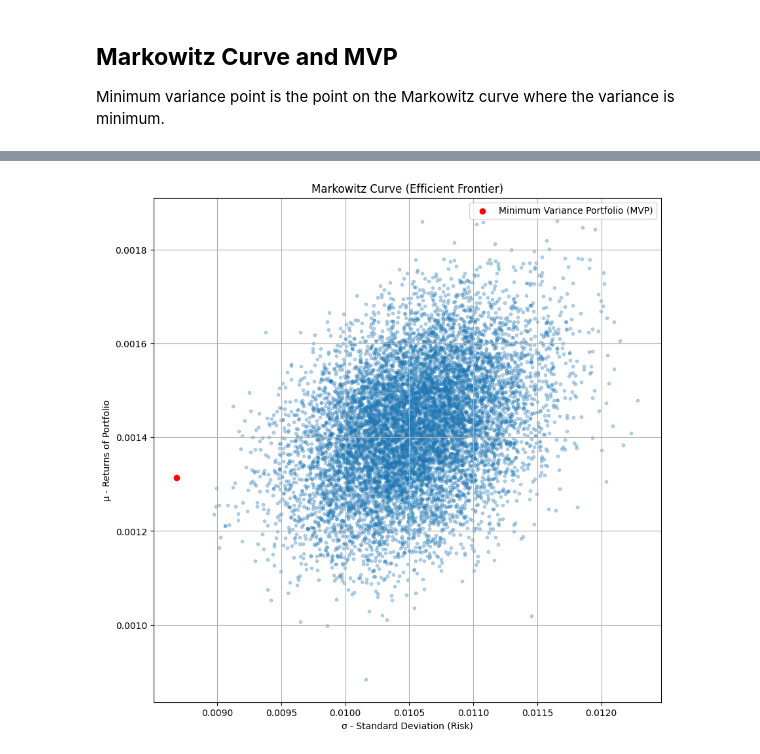
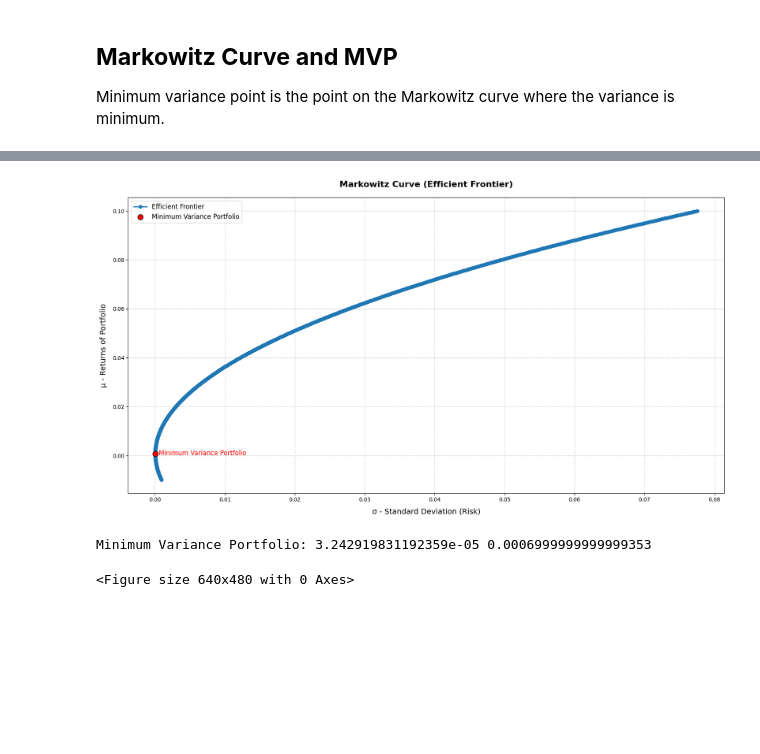
Before and after one commit to ayush4ise/Optimization-Methods-In-Finance, a Jupyter notebook: markowitz_models.ipynb, the cells around one changed output, grey strips where cells are left out. Saved outputs shown, nothing was run; the diff lists cells and outputs as text; code cells hidden in the pictures; blank space fills up the shorter version.

Commit message:
markowitz curve fixed

```diff
--- a/markowitz_models.ipynb
+++ b/markowitz_models.ipynb
@@ -289,18 +251,0 @@ portfolios.head() # Dataframe of the 10000 portfolios created
-# %%
-# Plot the Markowitz Curve (Efficient Frontier)
-import matplotlib.pyplot as plt
-
-portfolios.plot.scatter(x='SD Risk', y='Returns', marker='o', s=10, alpha=0.3, grid=True, figsize=[10,10])
-min_vol_port = portfolios.iloc[portfolios['SD Risk'].idxmin()]
-# idxmin() gives us the minimum value in the column specified.
-# plt.scatter(min_vol_port[1], min_vol_port[0], color='r', marker='o', s=50)
-
-plt.scatter(min_vol_port[1], min_vol_port[0], color='red', label='Minimum Variance Portfolio (MVP)', zorder=5)
-# plt.text(min_vol_port[1], min_vol_port[0], f'  MVP\n  (Risk: {min_vol_port[1]:.2f}, Return: {min_vol_port[0]:.2f})', color='red')
-plt.title('Markowitz Curve (Efficient Frontier)')
-plt.xlabel('σ - Standard Deviation (Risk)')
-plt.ylabel('μ - Returns of Portfolio')
-plt.legend()
-plt.savefig('markowitz_curve.png')
-# %% [output]
-[figure, removed]
@@ -306,0 +279,33 @@ plt.savefig('markowitz_curve.png')
+# %%
+# Plot the Markowitz Curve (Efficient Frontier)
+import matplotlib.pyplot as plt
+
+# Plot risks and returns
+plt.figure(figsize=(20, 10))
+plt.plot(risks, returns, marker='o', linestyle='-', color='#1f77b4', linewidth=2, markersize=6, label='Efficient Frontier')
+
+# Mark the minimum variance portfolio
+min_risk = min(risks)
+min_risk_idx = risks.index(min_risk)
+plt.scatter(min_risk, returns[min_risk_idx], color='red', s=100, edgecolor='black', zorder=5, label='Minimum Variance Portfolio')
+plt.text(min_risk + 0.0005, returns[min_risk_idx] - 0.0005, 'Minimum Variance Portfolio', fontsize=12, ha='left', color='red')
+
+# Add labels and title with improved font settings
+plt.xlabel('σ - Standard Deviation (Risk)', fontsize=14, labelpad=10)
+plt.ylabel('μ - Returns of Portfolio', fontsize=14, labelpad=10)
+plt.title('Markowitz Curve (Efficient Frontier)', fontsize=16, fontweight='bold', pad=20)
+
+# Add grid and legend
+plt.grid(True, linestyle='--', alpha=0.6)
+plt.legend(loc='best', fontsize=12)
+
+# Show plot
+plt.show();
+
+# Output the minimum variance portfolio
+print('Minimum Variance Portfolio:', min_risk, returns[min_risk_idx])
+plt.savefig('output/markowitz_curve.png')
+# %% [output]
+[figure, added]
+Minimum Variance Portfolio: 3.242919831192359e-05 0.0006999999999999353
+<Figure size 640x480 with 0 Axes>
```
Also changed, not shown: parts of 4 cells of this notebook, 1 other file.
